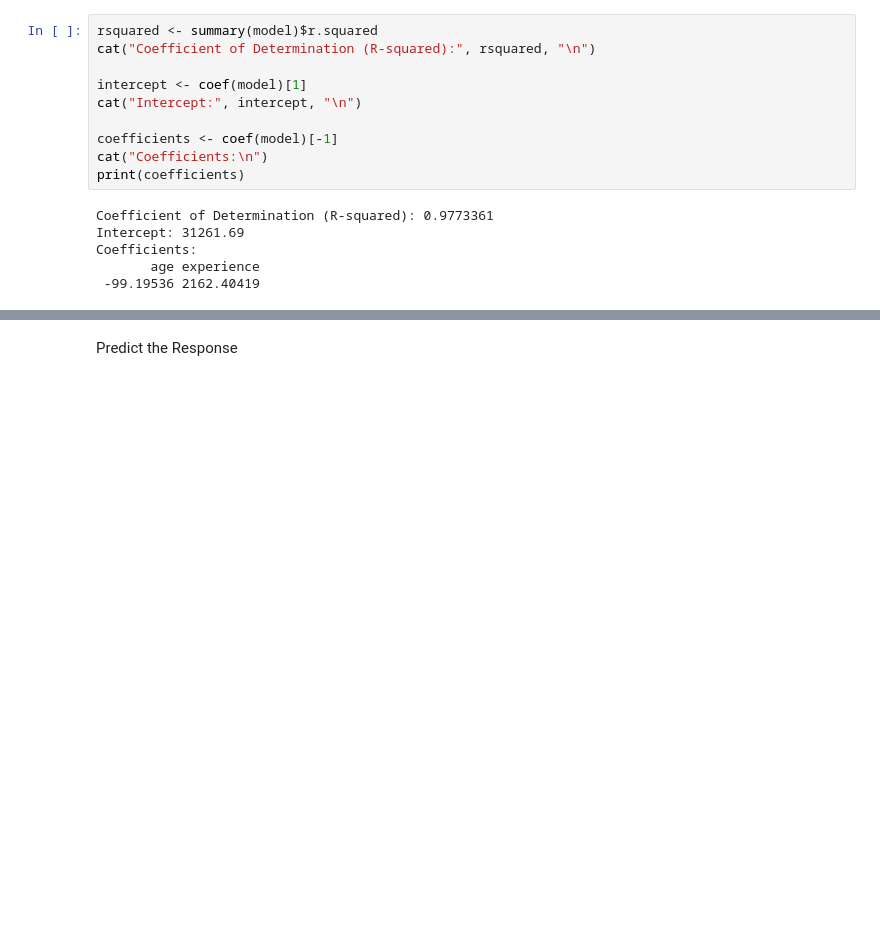
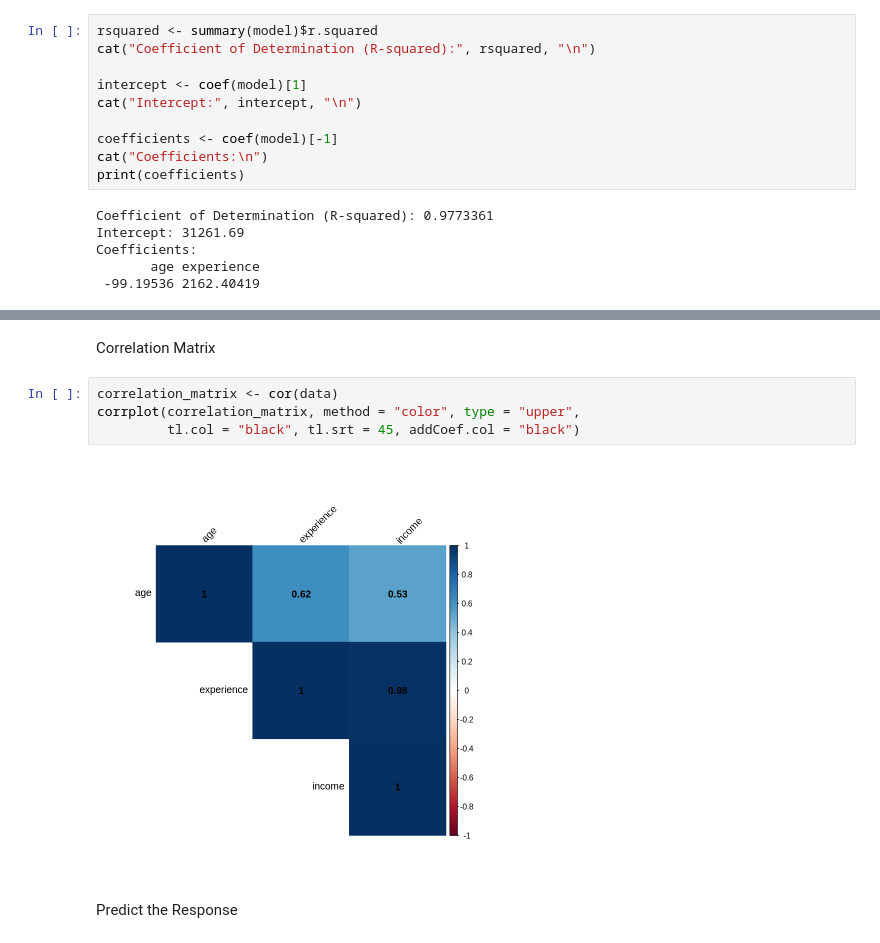
Before and after one commit to Mtiwari27/DAV_62, a Jupyter notebook: DAV_Exp3B.ipynb, the cells around one changed output, grey strips where cells are left out. Drawn from its saved outputs; the diff is of its cells as text; blank space fills up the shorter version.

```diff
--- a/DAV_Exp3B.ipynb
+++ b/DAV_Exp3B.ipynb
@@ -76,3 +116,11 @@ Coefficients:
+# %% [markdown]
+Correlation Matrix
+# %%
+correlation_matrix <- cor(data)
+corrplot(correlation_matrix, method = "color", type = "upper",
+         tl.col = "black", tl.srt = 45, addCoef.col = "black")
+# %% [output]
+[figure, added]
 # %% [markdown]
 Predict the Response
 # %%
```
Also changed, not shown: parts of 7 cells of this notebook.
